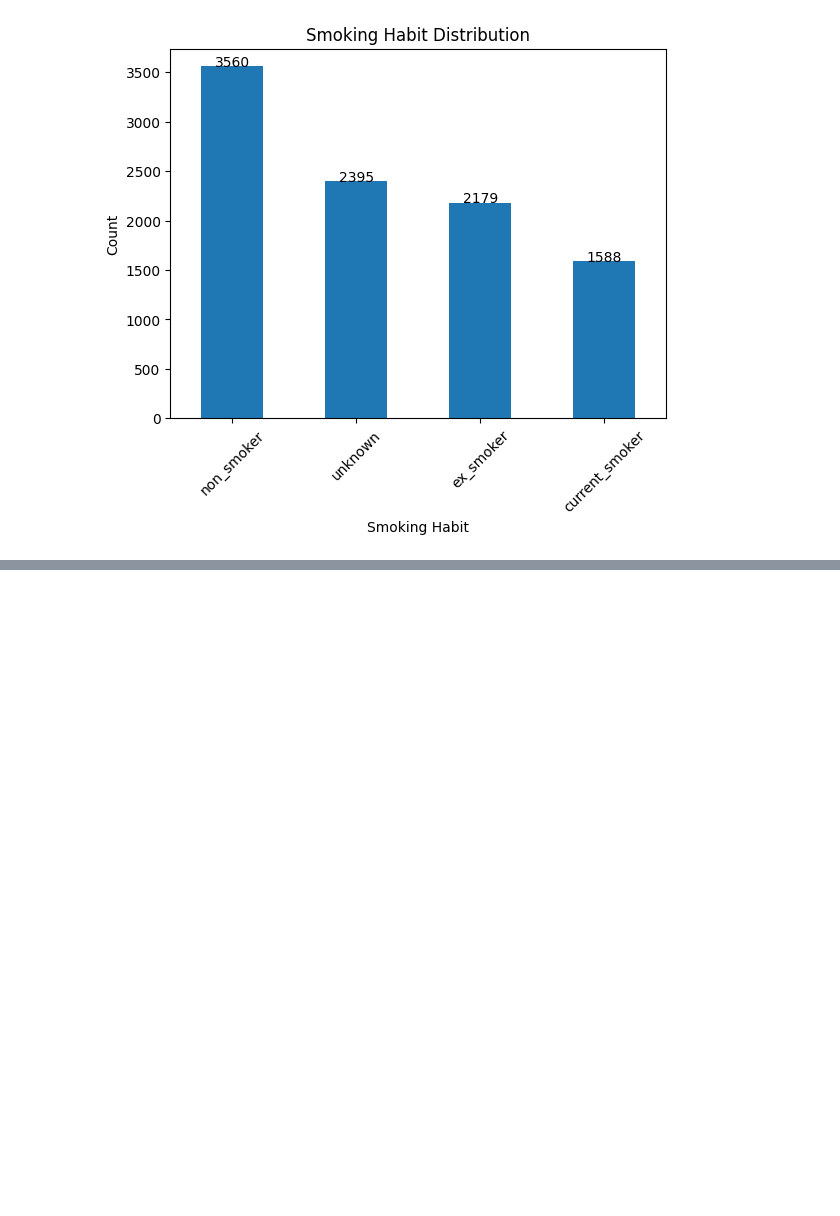
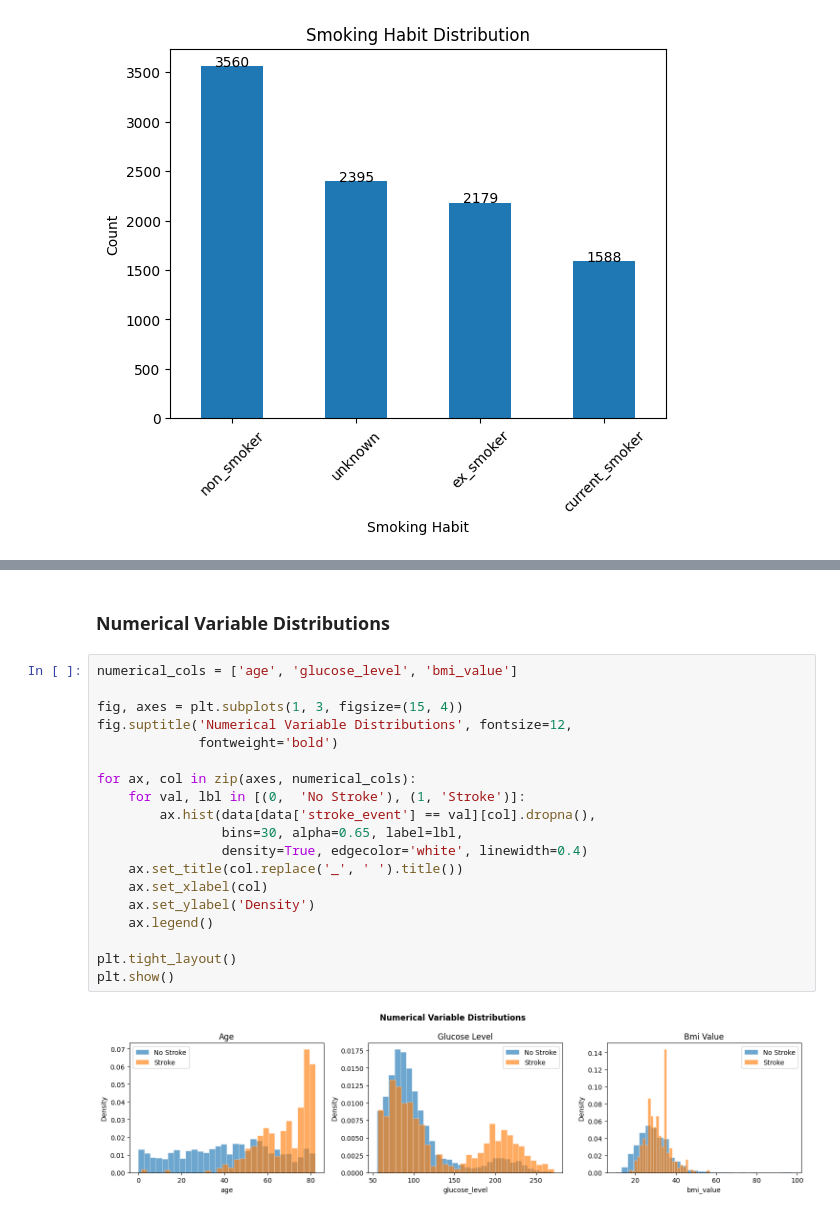
Before and after one commit to sankajithdjinasena/Stroke_Risk_Predicting, a Jupyter notebook: notebook.ipynb, the cells around one changed output, grey strips where cells are left out. Drawn from its saved outputs; the diff is of its cells as text; blank space fills up the shorter version.

```diff
--- a/notebook.ipynb
+++ b/notebook.ipynb
@@ -167,0 +224,23 @@ plt.show()
+# %% [markdown]
+### **Numerical Variable Distributions**
+# %%
+numerical_cols = ['age', 'glucose_level', 'bmi_value']
+
+fig, axes = plt.subplots(1, 3, figsize=(15, 4))
+fig.suptitle('Numerical Variable Distributions', fontsize=12,
+             fontweight='bold')
+
+for ax, col in zip(axes, numerical_cols):
+    for val, lbl in [(0,  'No Stroke'), (1, 'Stroke')]:
+        ax.hist(data[data['stroke_event'] == val][col].dropna(),
+                bins=30, alpha=0.65, label=lbl,
+                density=True, edgecolor='white', linewidth=0.4)
+    ax.set_title(col.replace('_', ' ').title())
+    ax.set_xlabel(col)
+    ax.set_ylabel('Density')
+    ax.legend()
+
+plt.tight_layout()
+plt.show()
+# %% [output]
+[figure, added]
```
Also changed, not shown: parts of 10 cells of this notebook.
